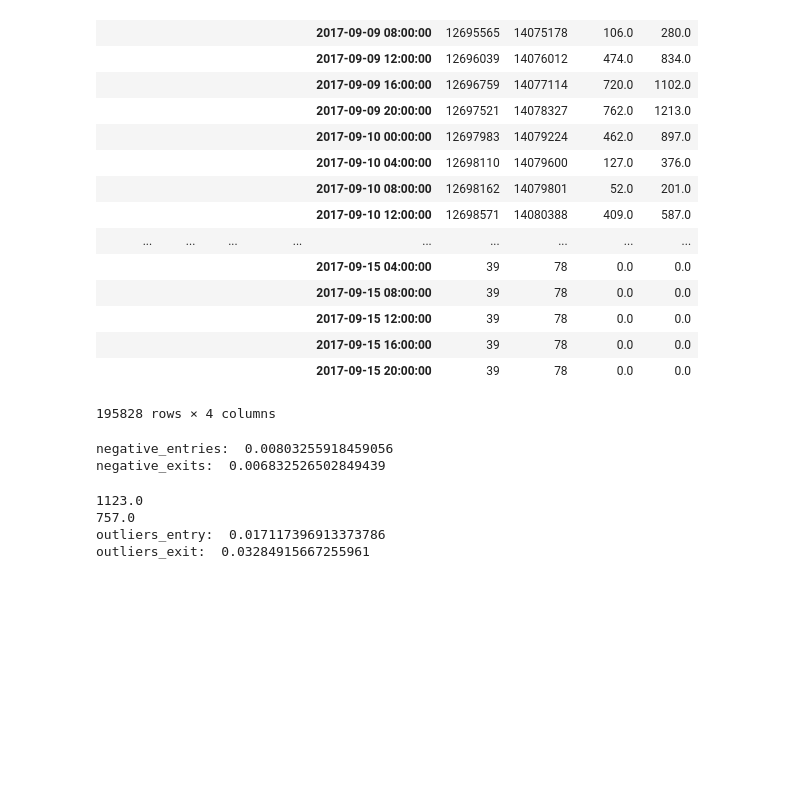
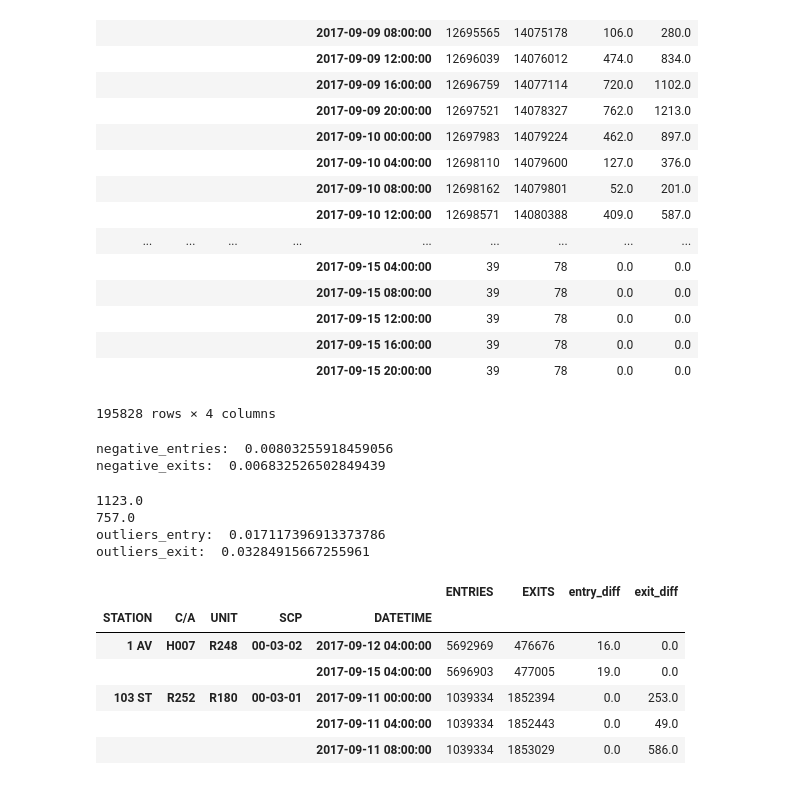
Before and after one commit to CodeRed77/benson-team-6, a Jupyter notebook: benson_cleaning.ipynb, the cells around one changed output. Saved outputs shown, nothing was run; the diff lists cells and outputs as text; code cells hidden in the pictures; blank space fills up the shorter version.

```diff
--- a/benson_cleaning.ipynb
+++ b/benson_cleaning.ipynb
@@ -118,6 +124,9 @@ outliers_exit = df_2[df_2['exit_diff'] > cutoff_exit].shape[0] / len_exit_diffs
 
 print('outliers_entry: ', outliers_entry)
 print('outliers_exit: ', outliers_exit)
+
+## DROP OUTLIERS
+df_2 = df_2[(df_2['entry_diff'] < outliers_entry) | (df_2['exit_diff'] < outliers_exit)]
 # %% [output]
 1123.0
 757.0
@@ -129,0 +135,10 @@ outliers_exit:  0.03284915667255961
+# %%
+df_2.head()
+# %% [output]
+|  |  |  |  |  | ENTRIES | EXITS | entry_diff | exit_diff |
+| STATION | C/A | UNIT | SCP | DATETIME |  |  |  |  |
+| 1 AV | H007 | R248 | 00-03-02 | 2017-09-12 04:00:00 | 5692969 | 476676 | 16.0 | 0.0 |
+|  |  |  |  | 2017-09-15 04:00:00 | 5696903 | 477005 | 19.0 | 0.0 |
+| 103 ST | R252 | R180 | 00-03-01 | 2017-09-11 00:00:00 | 1039334 | 1852394 | 0.0 | 253.0 |
+|  |  |  |  | 2017-09-11 04:00:00 | 1039334 | 1852443 | 0.0 | 49.0 |
+|  |  |  |  | 2017-09-11 08:00:00 | 1039334 | 1853029 | 0.0 | 586.0 |
```
Also changed, not shown: parts of 3 cells of this notebook.
